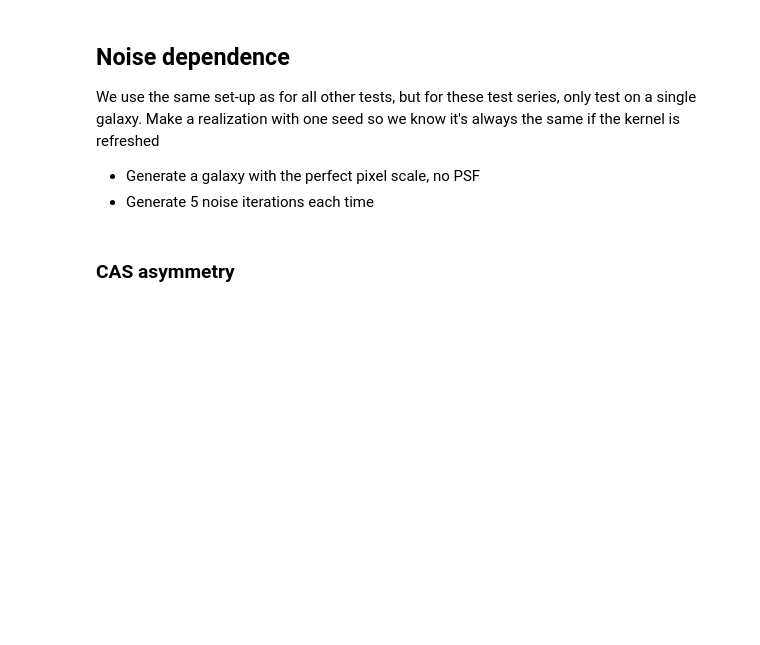
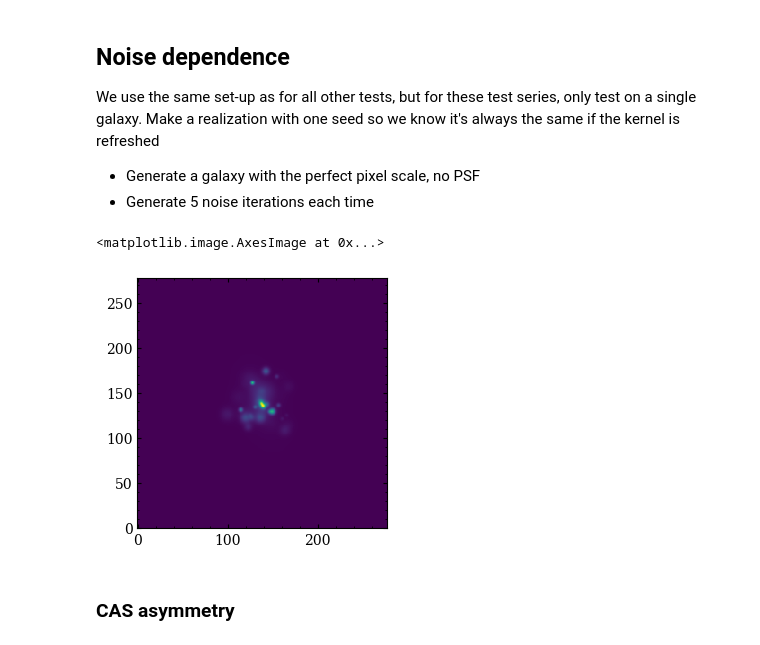
Before and after one commit to astro-nova/asymmetry, a Jupyter notebook: 10 Asymmetry Series - Final.ipynb, the cells around one changed output. Drawn from its saved outputs; the diff is of its cells as text; code cells hidden in the pictures; blank space fills up the shorter version.

```diff
--- a/10 Asymmetry Series - Final.ipynb
+++ b/10 Asymmetry Series - Final.ipynb
@@ -285,6 +288,11 @@ for mag in tqdm(sky_mags):
 
         dicts.append(out)
 sky_mags_df = pd.DataFrame(dicts)
+# %%
+plt.imshow(img_noisy)
+# %% [output]
+<matplotlib.image.AxesImage at 0x...>
+[figure, added]
 # %% [markdown]
 ### CAS asymmetry
 # %%
```
Also changed, not shown: parts of 8 cells of this notebook, 3 other files.
